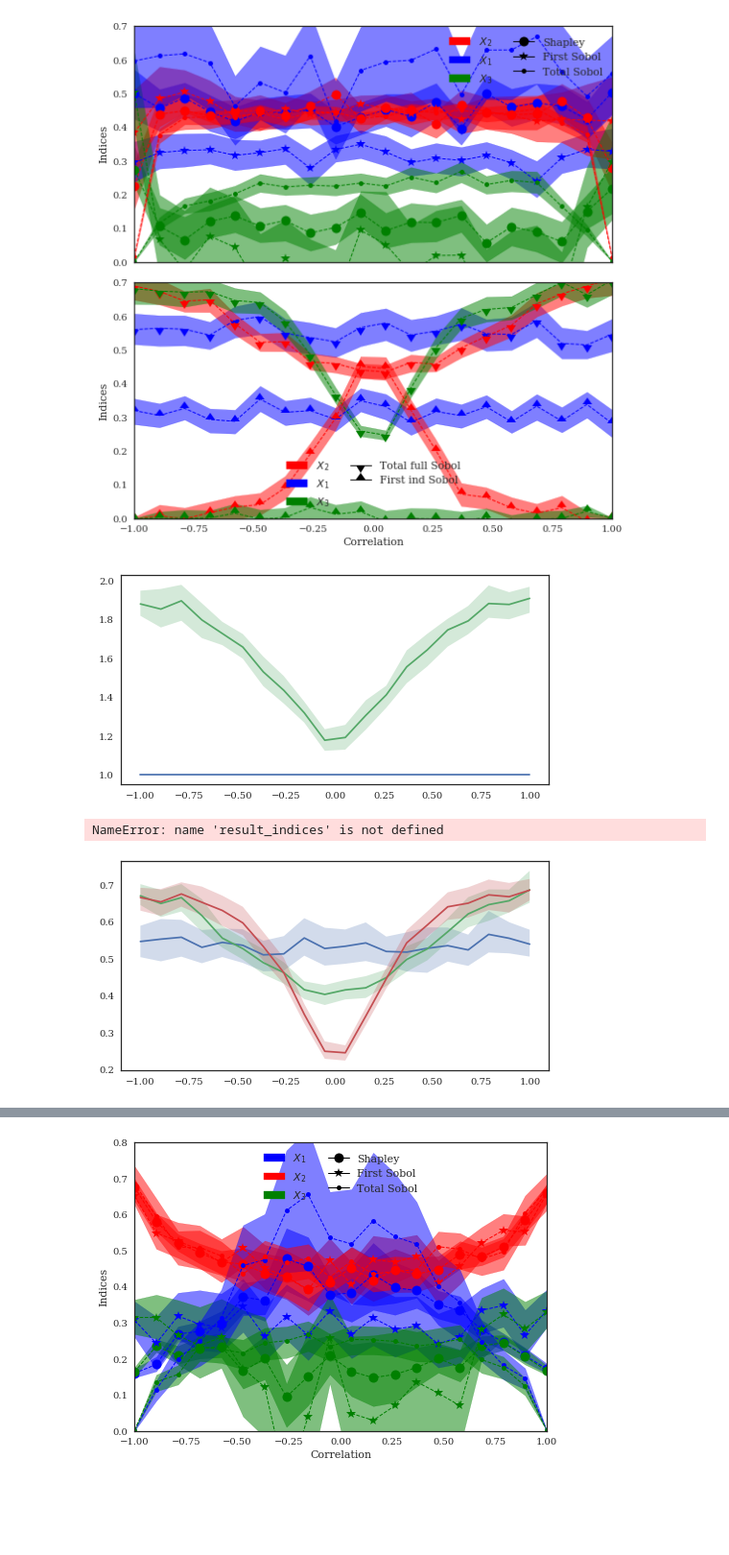
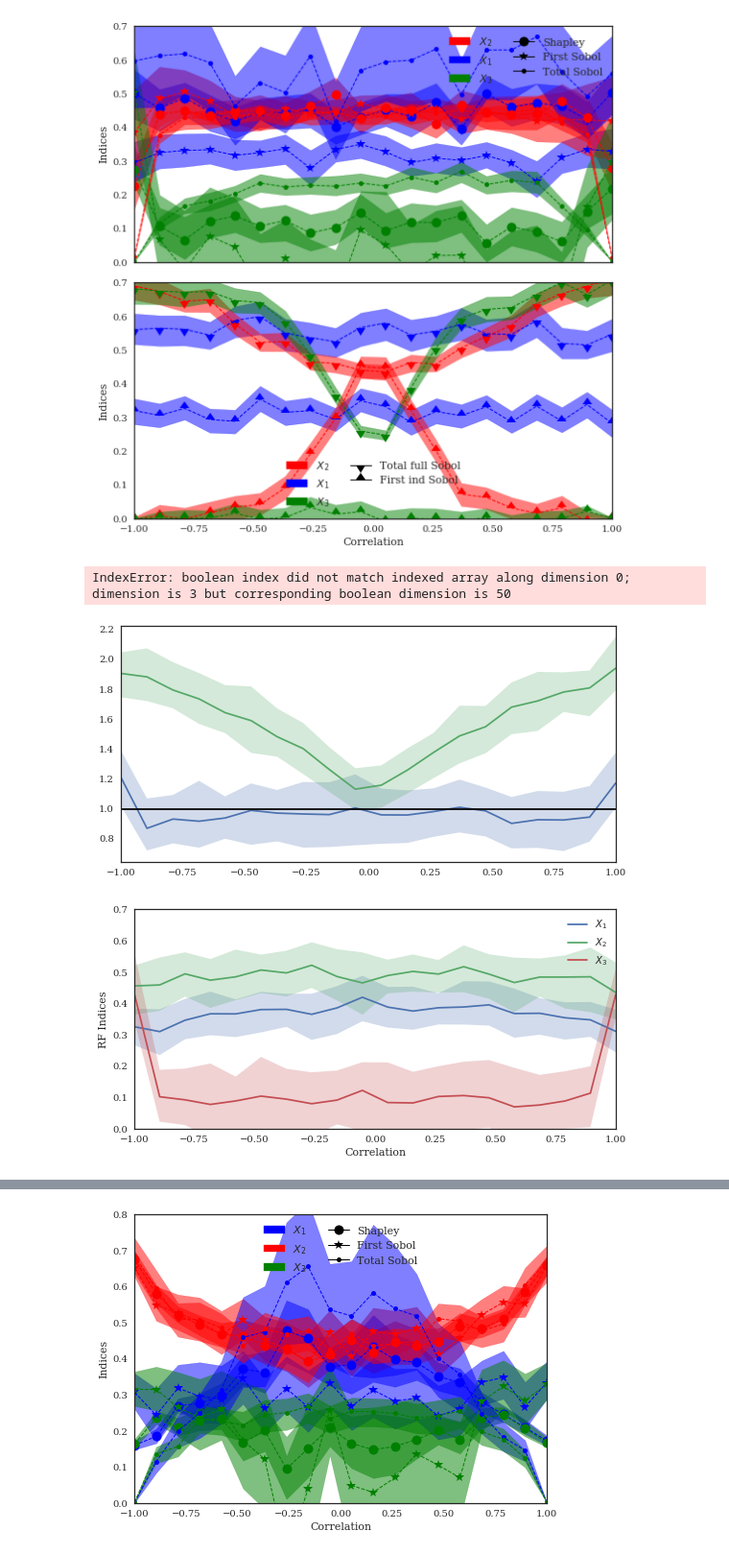
Before and after one commit to josephmure/otshapley, a Jupyter notebook: examples/correlation/ishigami-correlation.ipynb, the cells around one changed output, grey strips where cells are left out. Shown at 96% size. Saved outputs shown, nothing was run; the diff lists cells and outputs as text; code cells hidden in the pictures; blank space fills up the shorter version.

Commit message:
The first and total sobol indices can be computed using RF permutation indices!

```diff
--- a/examples/correlation/ishigami-correlation.ipynb
+++ b/examples/correlation/ishigami-correlation.ipynb
@@ -156,49 +156,54 @@ fig.savefig('./output/correlation_ishigami_both_dim_%d_Nv_%d_No_%d_Ni_%d.pdf' %
 [figure]
 # %%
 from skgarden import RandomForestQuantileRegressor
-from shapley.forest import compute_perm_indices
-n_tree = 60
-rf_gini_indices = np.zeros((n_corr, dim, n_tree))
-rf_perm_indices = np.zeros((n_corr, dim, n_tree))
+from shapley.forest import compute_perm_indices, compute_shap_indices, compute_1stperm_indices
+n_tree = 50
+rf_first_indices = np.zeros((n_corr, dim, n_tree))
+rf_total_indices = np.zeros((n_corr, dim, n_tree))
+rf_shapley_indices = np.zeros((n_corr, dim, n_tree))
 for i, corr in enumerate(corrs):
     theta = [0., 0., corr]
     model.copula_parameters = theta
     model_rf = RandomForestModel(model, input_distribution=model.input_distribution)
-    model_rf.generate_sample(n_sample=5000, sampling='monte-carlo', sampling_type='classic')
+    model_rf.generate_sample(n_sample=2000, sampling='monte-carlo', sampling_type='classic')
     X = model_rf.input_sample
     y = model_rf.output_sample
     forest = RandomForestQuantileRegressor(n_estimators=n_tree, n_jobs=7)
     forest.fit(X, y)
-    rf_gini_indices[i] = np.asarray([tree.feature_importances_ for tree in forest.estimators_]).T
-    rf_perm_indices[i] = compute_perm_indices(forest, X, y, model.input_distribution)
-
-#sum_inds = rf_perm_indices.sum(axis=1).reshape(n_corr, 1, n_tree)
-#rf_perm_indices /= sum_inds
+    rf_first_indices[i] = compute_1stperm_indices(forest, X, y, model.input_distribution)
+    rf_total_indices[i] = compute_perm_indices(forest, X, y, model.input_distribution)
+    rf_shapley_indices[i] = compute_shap_indices(forest, X, y, model.input_distribution)
+# %%
+X.T[np.invert(forest.y_weights_.astype(bool))]
+# %% [output]
+IndexError: boolean index did not match indexed array along dimension 0; dimension is 3 but corresponding boolean dimension is 50
 # %%
 fig, ax = plt.subplots(figsize=(8, 4))
-for indices in [rf_gini_indices, rf_perm_indices]:
+for indices in [rf_first_indices, rf_total_indices]:
     ind = indices.sum(axis=1)
     ax.plot(corrs, ind.mean(axis=1))
-    quantiles = np.percentile(ind, [5, 95], axis=1)
+    quantiles = np.percentile(ind, [1, 99], axis=1)
     ax.fill_between(corrs, quantiles[0, :], quantiles[1, :], alpha=0.25)
+ax.plot([corrs[0], corrs[-1]], [1]*2, 'k')
+ax.set_xlim(corrs[0], corrs[-1])
+fig.tight_layout()
 # %% [output]
-[figure, old version]
+[figure, new version]
 # %%
 fig, ax = plt.subplots(figsize=(8, 4))
 for i in range(dim):
-    rf_indice = rf_perm_indices[:, i]
+    rf_indice = rf_first_indices[:, i]
     ax.plot(corrs, rf_indice.mean(axis=1), label="$X_%d$" % (i+1))
-    quantiles = np.percentile(rf_indice, [5, 95], axis=1)
+    quantiles = np.percentile(rf_indice, [2.5, 97.5], axis=1)
     ax.fill_between(corrs, quantiles[0, :], quantiles[1, :], alpha=0.25)
 
 to_plot = ['Total full Sobol']
-plot_correlation_indices(result_indices, corrs, n_boot, ax=ax, to_plot=to_plot, alpha=[0.025, 0.975], ci='error')
+#plot_correlation_indices(result_indices, corrs, n_boot, ax=ax, to_plot=to_plot, alpha=[0.025, 0.975], ci='error')
 ax.legend(loc=0)
-ax.set_ylim(ylim)
+ax.set_ylim(0., 0.7)
 ax.set_xlim(corrs[0], corrs[-1])
 ax.set_xlabel('Correlation')
 ax.set_ylabel('RF Indices')
 fig.tight_layout()
 # %% [output]
-NameError: name 'result_indices' is not defined
-[figure, old version]
+[figure, new version]
```
Also changed, not shown: parts of 1 cell of this notebook, 4 other files.
